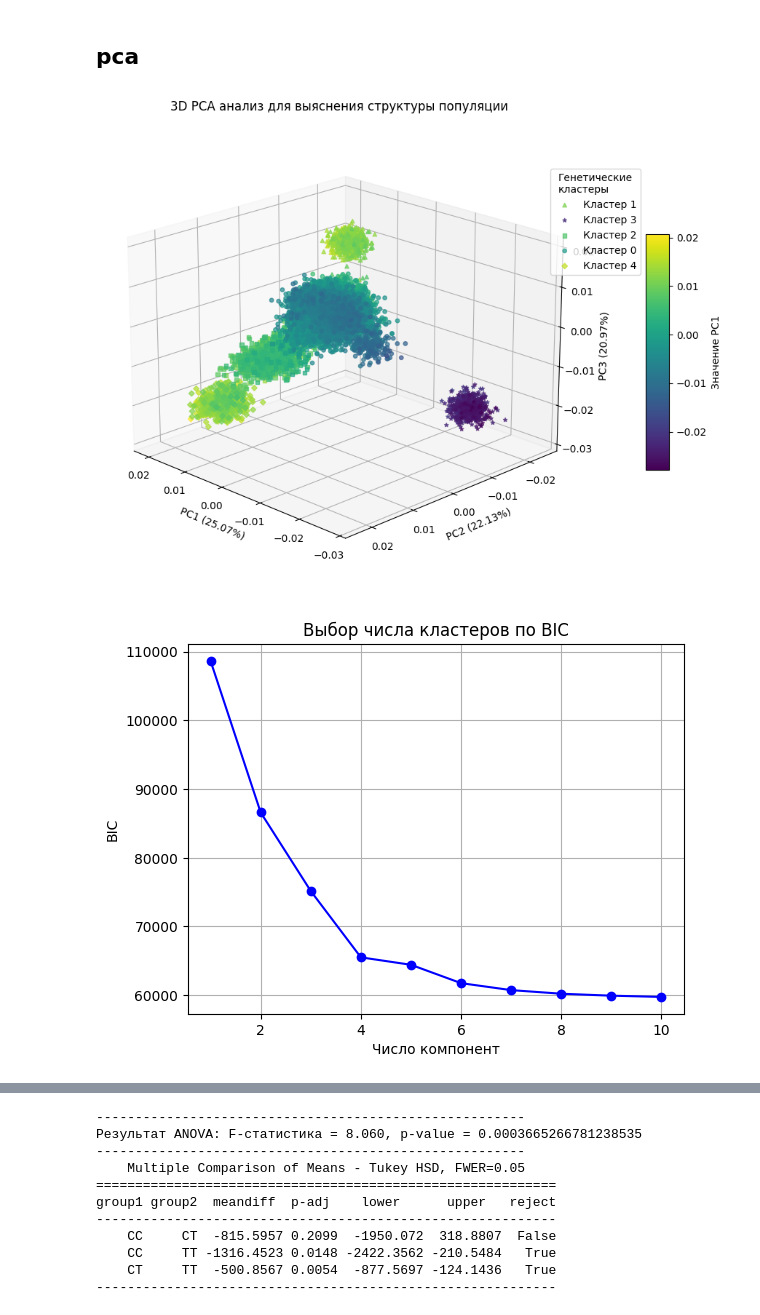
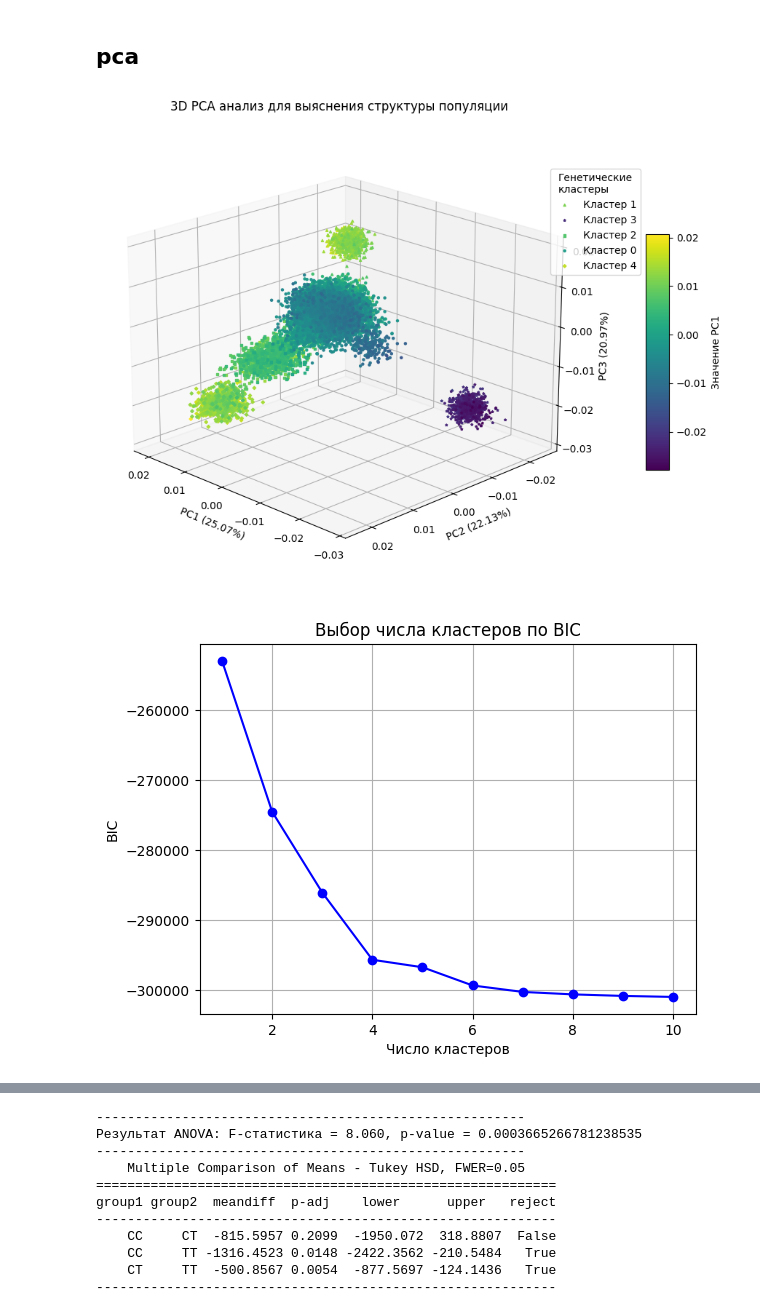
Before and after one commit to denis-ermolaev/bulls-pipeline, a Jupyter notebook: notebooks/analysis.ipynb, the cells around one changed output, grey strips where cells are left out. Cells and saved outputs as stored; diff of their text form; code cells hidden in the pictures.

```diff
--- a/notebooks/analysis.ipynb
+++ b/notebooks/analysis.ipynb
@@ -257,7 +269,6 @@ from mpl_toolkits.mplot3d import (
     Axes3D,  # noqa: F401
 )  # не используется напрямую, но инициализирует 3D-проекцию
 from sklearn.mixture import GaussianMixture
-from sklearn.preprocessing import StandardScaler
 
 # 1. Загрузка данных
 eigenvec = pd.read_csv(
@@ -275,16 +286,23 @@ eigenval = pd.read_csv(
 pcs = eigenvec.iloc[:, 2:]  # PC1, PC2, ...
 pcs.columns = [f"PC{i + 1}" for i in range(pcs.shape[1])]
 
-
-pcs_scaled = StandardScaler().fit_transform(pcs[["PC1", "PC2", "PC3"]])
+# pcs_scaled = StandardScaler().fit_transform(pcs[["PC1", "PC2", "PC3"]])
 
 # dbscan = DBSCAN(eps=0.27, min_samples=14)
 # pcs["Cluster"] = dbscan.fit_predict(pcs_scaled)
 # n_clusters = len(pcs["Cluster"].unique())
 
+X = pcs[[f"PC{i}" for i in range(1, 4)]].values
 
-gmm = GaussianMixture(n_components=5, covariance_type="full", random_state=42)
-pcs["Cluster"] = gmm.fit_predict(pcs_scaled)
+gmm = GaussianMixture(
+    n_components=5,
+    covariance_type="full",
+    random_state=42,
+    reg_covar=1e-12,
+    # covariance_type="diag",
+    # n_init=50,
+)
+pcs["Cluster"] = gmm.fit_predict(X)
 
 
 # n_clusters = 7
@@ -325,10 +343,10 @@ for cluster_id in pcs["Cluster"].unique():
         pcs.loc[cluster_mask, "PC3"],
         c=pcs.loc[cluster_mask, "PC1"],
         marker=markers[cluster_id],  # Фигура для текущего кластера
-        alpha=0.7,
+        alpha=0.95,
         cmap="viridis",  # cmap="viridis",
         norm=norm,
-        s=15,  # Размер фигур (можно увеличить, если маркеры мелковаты)
+        s=5,  # Размер фигур (можно увеличить, если маркеры мелковаты)
         label=f"Кластер {cluster_id}",  # Текст, который пойдет в легенду
     )
 
@@ -352,6 +370,7 @@ ax.legend(
 
 # Фиксируем красивый угол обзора
 ax.view_init(elev=20, azim=135)
+# ax.view_init(elev=15, azim=115)
 # ax.view_init(elev=20, azim=95)
 
 
@@ -359,20 +378,20 @@ plt.tight_layout()
 # plt.savefig("pca_3d.png", dpi=300)
 plt.show()
 # %% [output]
-[figure, old version]
+[figure, new version]
 # %%
 n_range = range(1, 11)
 bic = []
 for n in n_range:
     gmm = GaussianMixture(n_components=n, covariance_type="full", random_state=42)
-    gmm.fit(pcs_scaled)
-    bic.append(gmm.bic(pcs_scaled))
+    gmm.fit(pcs[["PC1", "PC2", "PC3"]])
+    bic.append(gmm.bic(pcs[["PC1", "PC2", "PC3"]]))
 
 plt.plot(n_range, bic, "bo-")
-plt.xlabel("Число компонент")
+plt.xlabel("Число кластеров")
 plt.ylabel("BIC")
 plt.title("Выбор числа кластеров по BIC")
 plt.grid(True)
 plt.show()
 # %% [output]
-[figure, old version]
+[figure, new version]
```
Also changed, not shown: parts of 36 cells of this notebook, 3 other files.
